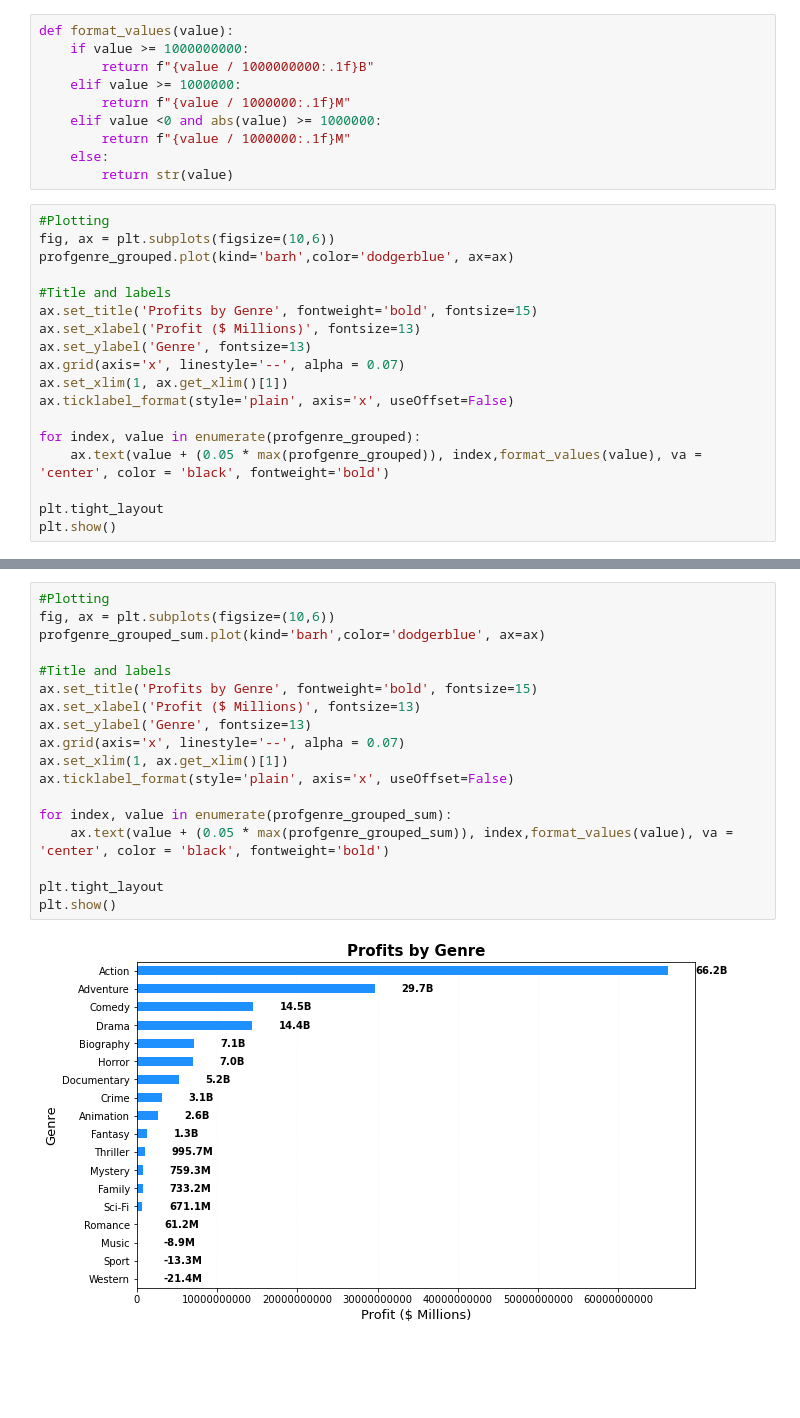
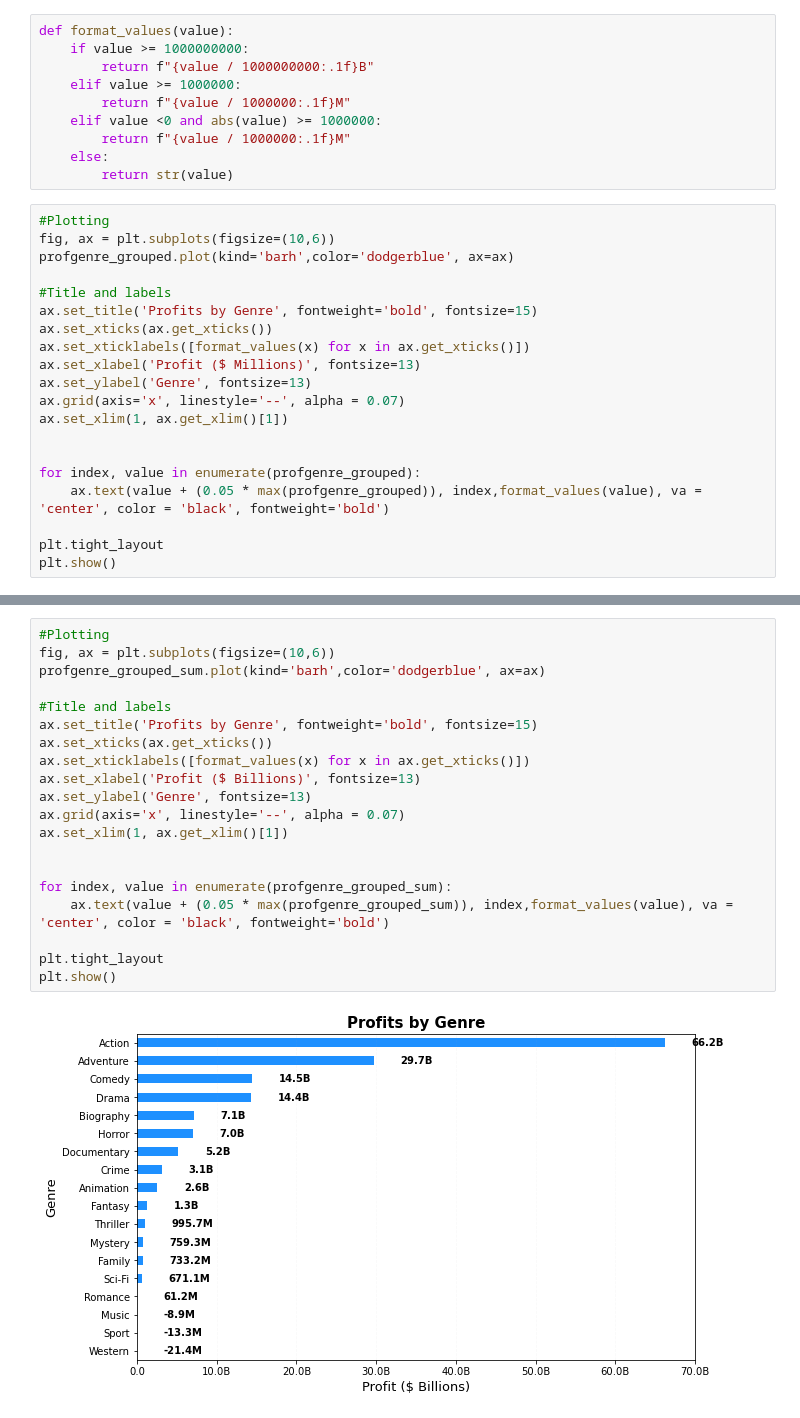
Before and after one commit to cupake01/ai_academy_capstone_project_group4, a Jupyter notebook: notebooks/folder-brian_gorbea/BrianG_Visualization.ipynb, the cells around one changed output, grey strips where cells are left out. Cells and saved outputs as stored; diff of their text form; blank space fills up the shorter version.

```diff
--- a/notebooks/folder-brian_gorbea/BrianG_Visualization.ipynb
+++ b/notebooks/folder-brian_gorbea/BrianG_Visualization.ipynb
@@ -258,11 +258,13 @@ profgenre_grouped.plot(kind='barh',color='dodgerblue', ax=ax)
 
 #Title and labels
 ax.set_title('Profits by Genre', fontweight='bold', fontsize=15)
+ax.set_xticks(ax.get_xticks())
+ax.set_xticklabels([format_values(x) for x in ax.get_xticks()])
 ax.set_xlabel('Profit ($ Millions)', fontsize=13)
 ax.set_ylabel('Genre', fontsize=13)
 ax.grid(axis='x', linestyle='--', alpha = 0.07)
 ax.set_xlim(1, ax.get_xlim()[1])
-ax.ticklabel_format(style='plain', axis='x', useOffset=False)
+
 
 for index, value in enumerate(profgenre_grouped):
     ax.text(value + (0.05 * max(profgenre_grouped)), index,format_values(value), va = 'center', color = 'black', fontweight='bold')
@@ -274,20 +276,22 @@ plt.show()
 # %%
 #Plotting
 fig, ax = plt.subplots(figsize=(10,6))
 profgenre_grouped_sum.plot(kind='barh',color='dodgerblue', ax=ax)
 
 #Title and labels
 ax.set_title('Profits by Genre', fontweight='bold', fontsize=15)
-ax.set_xlabel('Profit ($ Millions)', fontsize=13)
+ax.set_xticks(ax.get_xticks())
+ax.set_xticklabels([format_values(x) for x in ax.get_xticks()])
+ax.set_xlabel('Profit ($ Billions)', fontsize=13)
 ax.set_ylabel('Genre', fontsize=13)
 ax.grid(axis='x', linestyle='--', alpha = 0.07)
 ax.set_xlim(1, ax.get_xlim()[1])
-ax.ticklabel_format(style='plain', axis='x', useOffset=False)
+
 
 for index, value in enumerate(profgenre_grouped_sum):
     ax.text(value + (0.05 * max(profgenre_grouped_sum)), index,format_values(value), va = 'center', color = 'black', fontweight='bold')
 
 plt.tight_layout
 plt.show()
 # %% [output]
-[figure, old version]
+[figure, new version]
```
Also changed, not shown: parts of 1 cell of this notebook.
